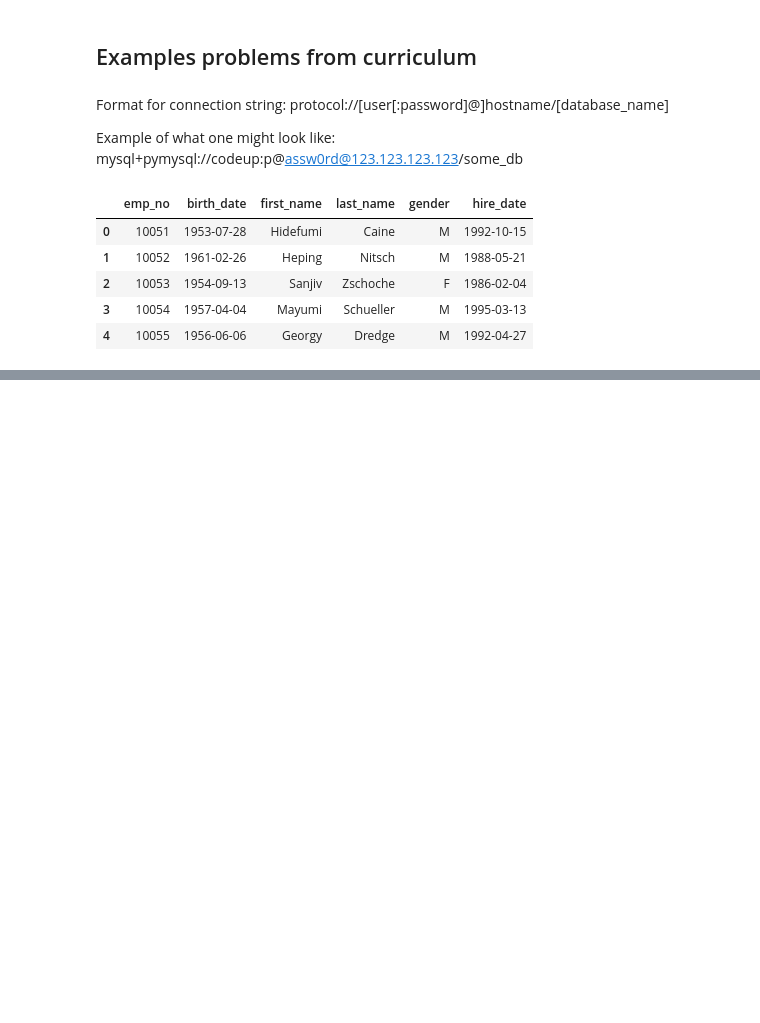
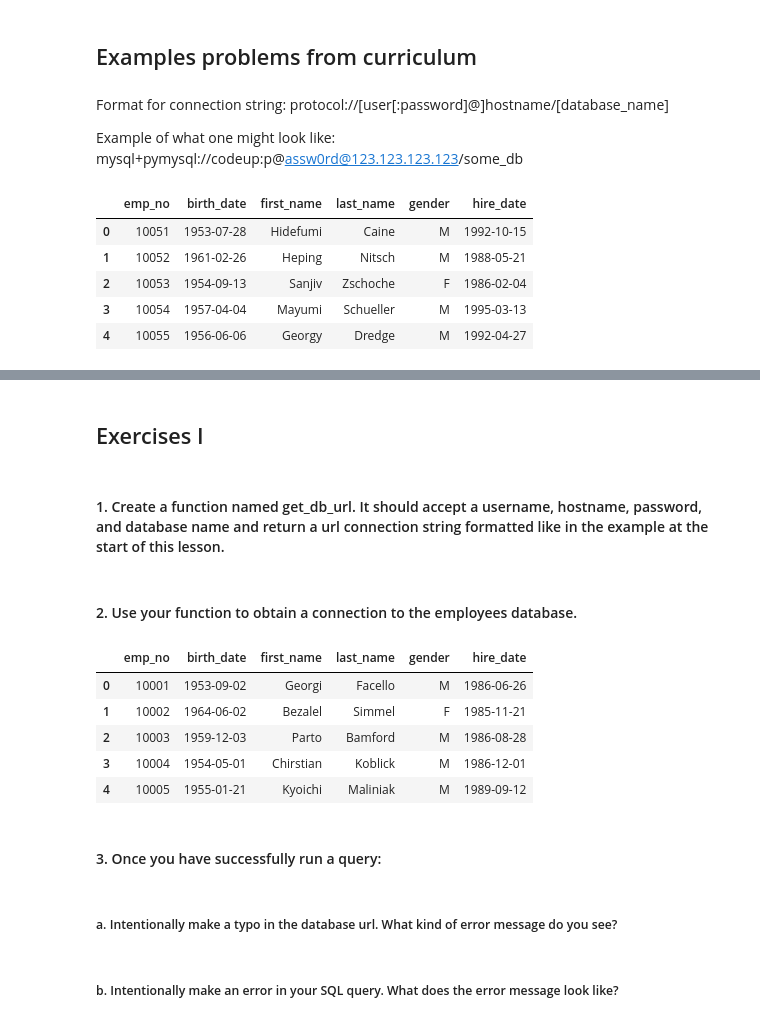
Before and after one commit to adam-talbot/numpy-pandas-visualization-exercises, a Jupyter notebook: advanced_dataframes.ipynb, the cells around one changed output, grey strips where cells are left out. Drawn from its saved outputs; the diff is of its cells as text; code cells hidden in the pictures; blank space fills up the shorter version.

Commit message:
went through first set of curriculum examples and almost finished exercises part 1

```diff
--- a/advanced_dataframes.ipynb
+++ b/advanced_dataframes.ipynb
@@ -31,0 +73,22 @@ pd.read_sql('SELECT * FROM employees LIMIT 5 OFFSET 50', url)
+# %% [markdown]
+## Exercises I
+# %% [markdown]
+#### 1. Create a function named get_db_url. It should accept a username, hostname, password, and database name and return a url connection string formatted like in the example at the start of this lesson.
+# %%
+def get_db_url(user, host, password, database):
+    return f'mysql+pymysql://{user}:{password}@{host}/{database}'
+# %% [markdown]
+#### 2. Use your function to obtain a connection to the employees database.
+# %%
+pd.read_sql('SELECT * FROM employees LIMIT 5', get_db_url(user, host, password, 'employees'))
+# %% [output]
+|  | emp_no | birth_date | first_name | last_name | gender | hire_date |
+| 0 | 10001 | 1953-09-02 | Georgi | Facello | M | 1986-06-26 |
+| 1 | 10002 | 1964-06-02 | Bezalel | Simmel | F | 1985-11-21 |
+| 2 | 10003 | 1959-12-03 | Parto | Bamford | M | 1986-08-28 |
+| 3 | 10004 | 1954-05-01 | Chirstian | Koblick | M | 1986-12-01 |
+| 4 | 10005 | 1955-01-21 | Kyoichi | Maliniak | M | 1989-09-12 |
+# %% [markdown]
+#### 3. Once you have successfully run a query:
+# %% [markdown]
+##### a. Intentionally make a typo in the database url. What kind of error message do you see?
@@ -31,0 +100,2 @@ pd.read_sql('SELECT * FROM employees LIMIT 5 OFFSET 50', url)
+# %% [markdown]
+##### b. Intentionally make an error in your SQL query. What does the error message look like?
```
Also changed, not shown: parts of 28 cells of this notebook.
